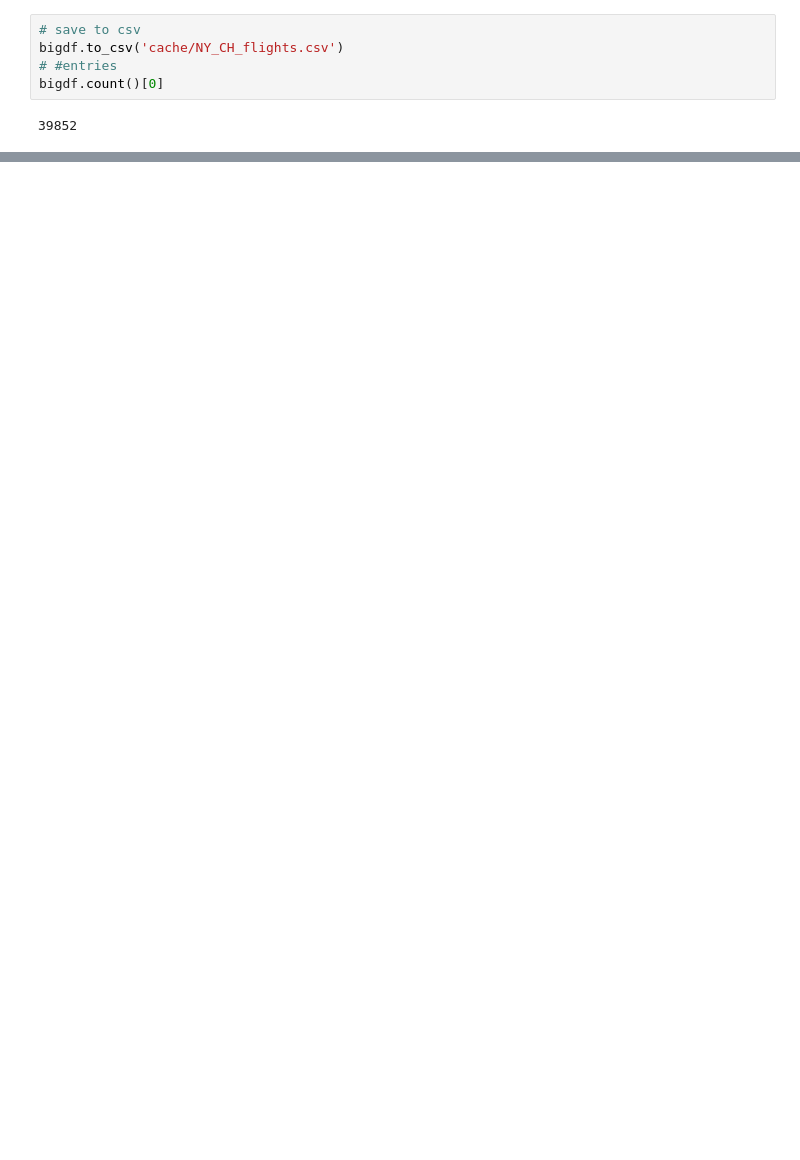
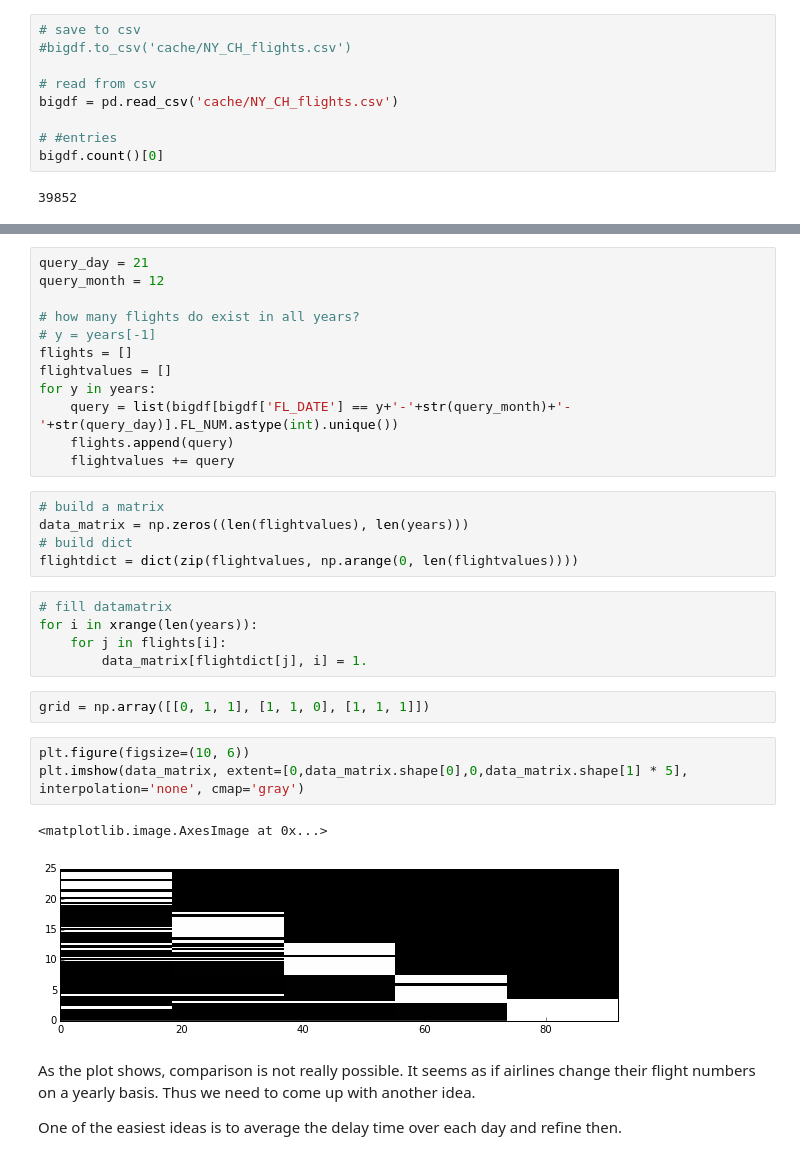
Before and after one commit to LeonhardFS/flightbbq, a Jupyter notebook: Arrival delay time prediction.ipynb, the cells around one changed output, grey strips where cells are left out. Saved outputs shown, nothing was run; the diff lists cells and outputs as text; blank space fills up the shorter version.

Commit message:
time series did not really work out

```diff
--- a/Arrival delay time prediction.ipynb
+++ b/Arrival delay time prediction.ipynb
@@ -201,7 +203,11 @@ bigdf.head()
 5 rows × 26 columns
 # %%
 # save to csv
-bigdf.to_csv('cache/NY_CH_flights.csv')
+#bigdf.to_csv('cache/NY_CH_flights.csv')
+
+# read from csv
+bigdf = pd.read_csv('cache/NY_CH_flights.csv')
+
 # #entries
 bigdf.count()[0]
 # %% [output]
@@ -208,0 +218,34 @@ bigdf.count()[0]
+# %%
+query_day = 21
+query_month = 12
+
+# how many flights do exist in all years?
+# y = years[-1]
+flights = []
+flightvalues = []
+for y in years:
+    query = list(bigdf[bigdf['FL_DATE'] == y+'-'+str(query_month)+'-'+str(query_day)].FL_NUM.astype(int).unique())
+    flights.append(query)
+    flightvalues += query
+# %%
+# build a matrix
+data_matrix = np.zeros((len(flightvalues), len(years)))
+# build dict
+flightdict = dict(zip(flightvalues, np.arange(0, len(flightvalues))))
+# %%
+# fill datamatrix
+for i in xrange(len(years)):
+    for j in flights[i]:
+        data_matrix[flightdict[j], i] = 1.
+# %%
+grid = np.array([[0, 1, 1], [1, 1, 0], [1, 1, 1]])
+# %%
+plt.figure(figsize=(10, 6))
+plt.imshow(data_matrix, extent=[0,data_matrix.shape[0],0,data_matrix.shape[1] * 5], interpolation='none', cmap='gray')
+# %% [output]
+<matplotlib.image.AxesImage at 0x...>
+[figure, added]
+# %% [markdown]
+As the plot shows, comparison is not really possible. It seems as if airlines change their flight numbers on a yearly basis. Thus we need to come up with another idea.
+
+One of the easiest ideas is to average the delay time over each day and refine then.
```
Also changed, not shown: parts of 27 cells of this notebook.
